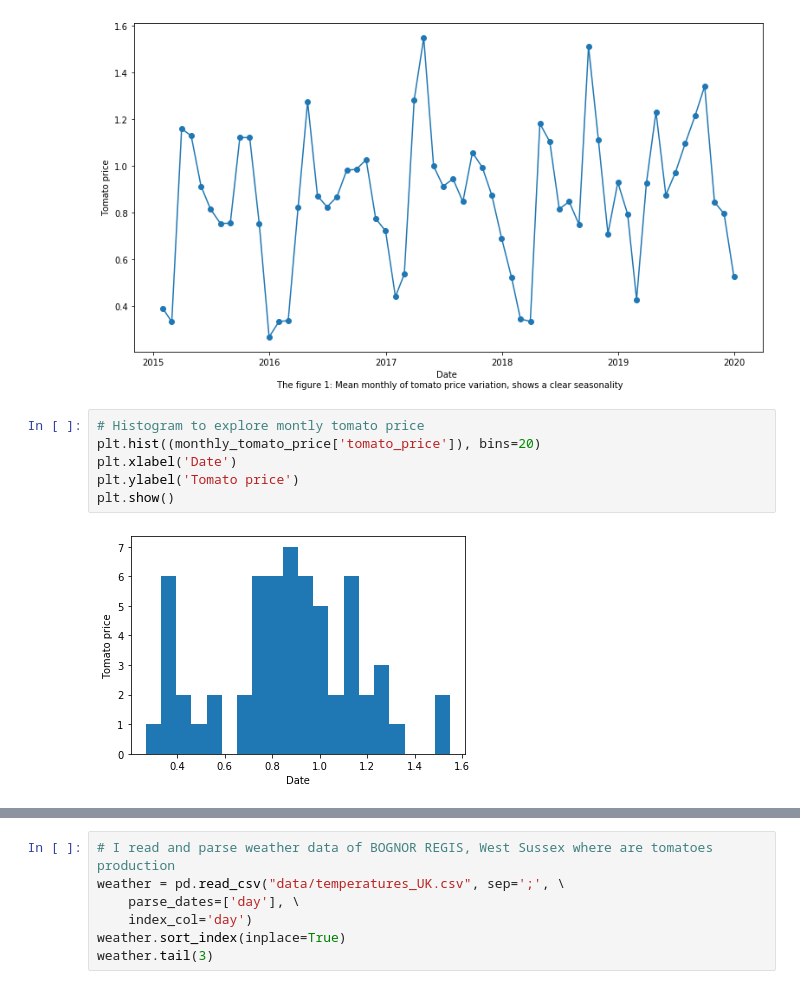
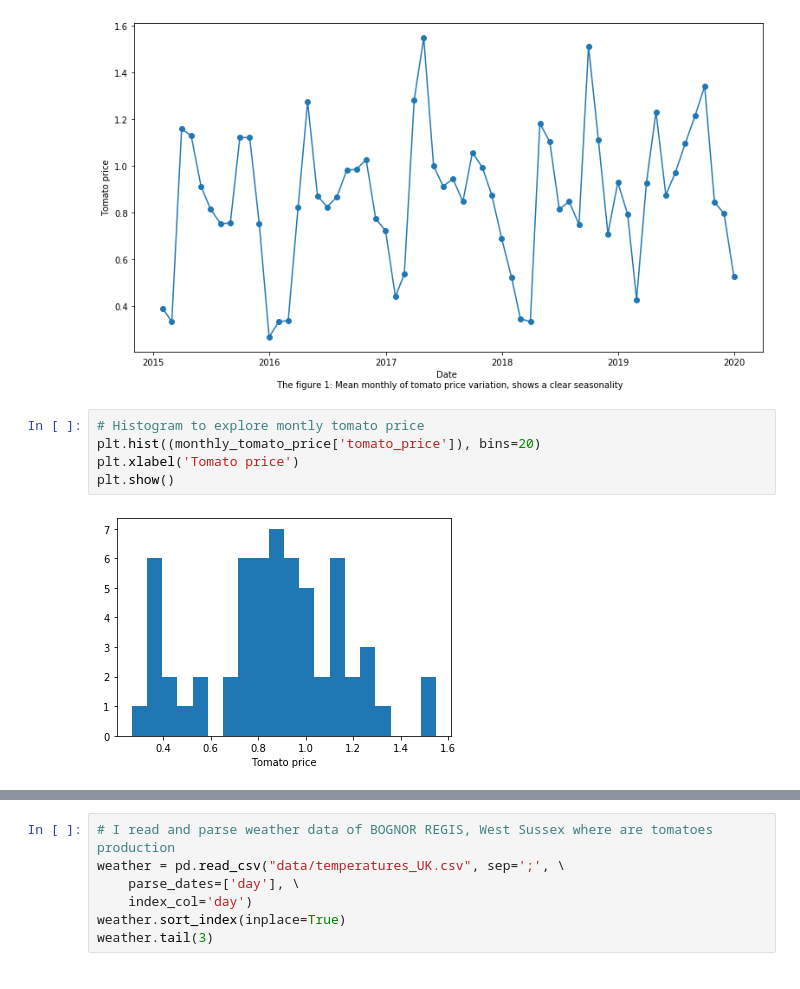
Before and after one commit to pola255/tomato-price, a Jupyter notebook: Exploratory data/Price tomato feature engineering and exploratory data.ipynb, the cells around one changed output, grey strips where cells are left out. Cells and saved outputs as stored; diff of their text form.

Commit message:
updated charts

```diff
--- a/Exploratory data/Price tomato feature engineering and exploratory data.ipynb
+++ b/Exploratory data/Price tomato feature engineering and exploratory data.ipynb
@@ -177,8 +177,7 @@ To register the converters:
 # %%
 # Histogram to explore montly tomato price
 plt.hist((monthly_tomato_price['tomato_price']), bins=20)
-plt.xlabel('Date')
-plt.ylabel('Tomato price')
+plt.xlabel('Tomato price')
 plt.show()
 # %% [output]
-[figure, old version]
+[figure, new version]
```
Also changed, not shown: parts of 16 cells of this notebook, 1 other file.
